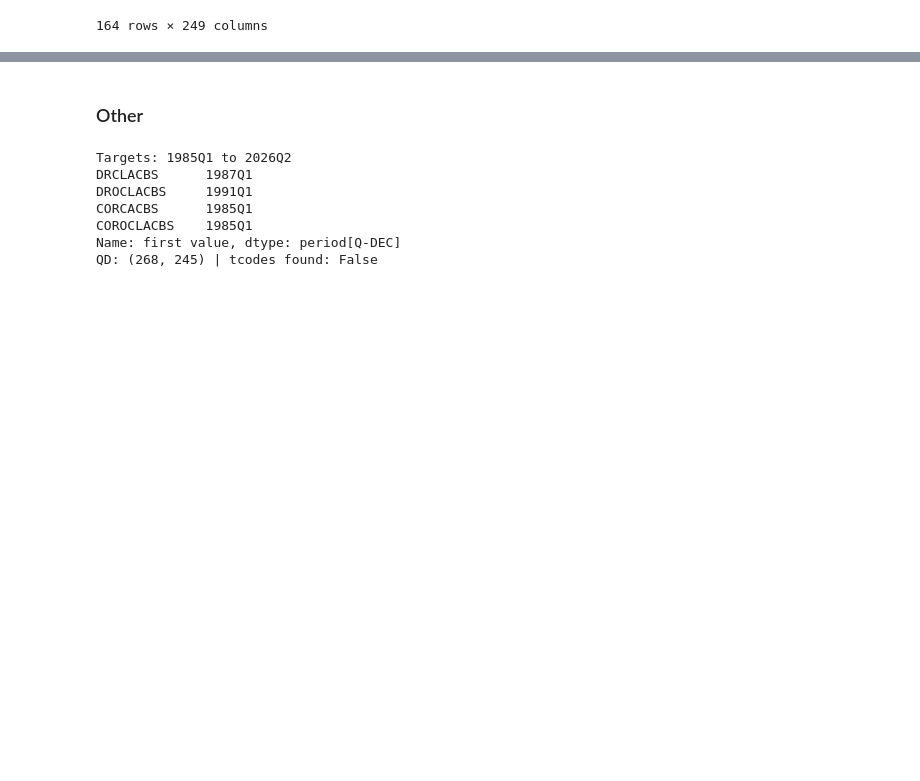
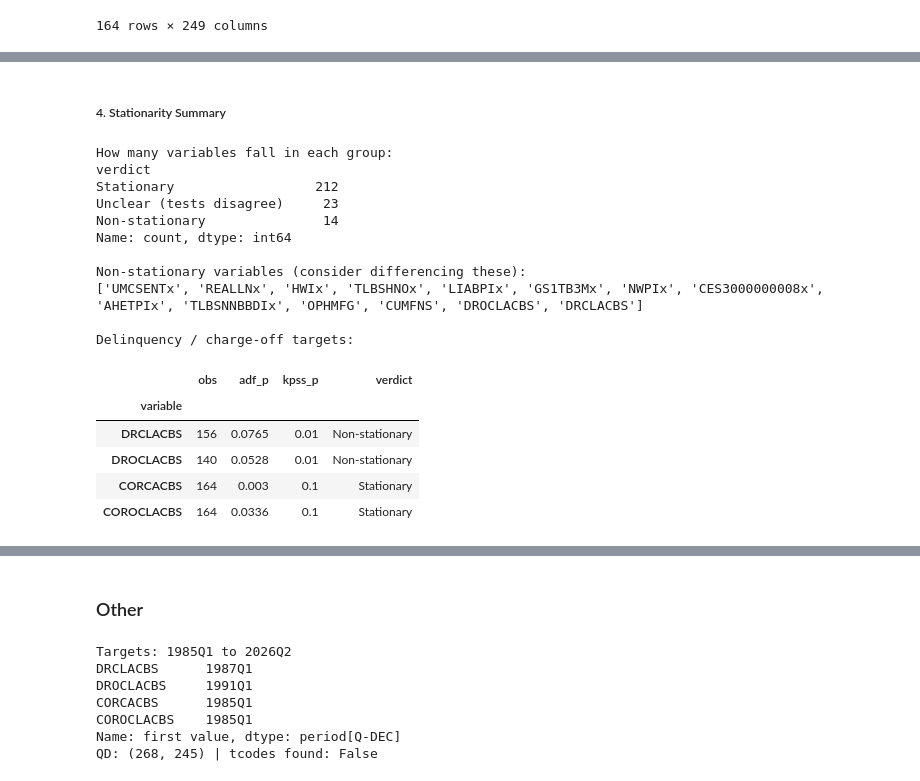
Before and after one commit to andre-bu-gitdev/DX799-O1, a Jupyter notebook: Milestone_1_2_Work_Folder/_EDA_.ipynb, the cells around one changed output, grey strips where cells are left out. Cells and saved outputs as stored; diff of their text form; code cells hidden in the pictures; blank space fills up the shorter version.

```diff
--- a/Milestone_1_2_Work_Folder/_EDA_.ipynb
+++ b/Milestone_1_2_Work_Folder/_EDA_.ipynb
@@ -173,0 +241,30 @@ ALPHA = 0.05   # significance level
+# %% [markdown]
+##### 4. Stationarity Summary
+# %%
+print("How many variables fall in each group:")
+print(results["verdict"].value_counts(), "\n")
+
+print("Non-stationary variables (consider differencing these):")
+print(results[results["verdict"] == "Non-stationary"].index.tolist(), "\n")
+
+target_cols = ["DRCLACBS", "DROCLACBS", "CORCACBS", "COROCLACBS"]
+print("Delinquency / charge-off targets:")
+results.loc[target_cols]
+# %% [output]
+How many variables fall in each group:
+verdict
+Stationary                  212
+Unclear (tests disagree)     23
+Non-stationary               14
+Name: count, dtype: int64
+
+Non-stationary variables (consider differencing these):
+['UMCSENTx', 'REALLNx', 'HWIx', 'TLBSHNOx', 'LIABPIx', 'GS1TB3Mx', 'NWPIx', 'CES3000000008x', 'AHETPIx', 'TLBSNNBBDIx', 'OPHMFG', 'CUMFNS', 'DROCLACBS', 'DRCLACBS']
+
+Delinquency / charge-off targets:
+|  | obs | adf_p | kpss_p | verdict |
+| variable |  |  |  |  |
+| DRCLACBS | 156 | 0.0765 | 0.01 | Non-stationary |
+| DROCLACBS | 140 | 0.0528 | 0.01 | Non-stationary |
+| CORCACBS | 164 | 0.003 | 0.1 | Stationary |
+| COROCLACBS | 164 | 0.0336 | 0.1 | Stationary |
```
Also changed, not shown: parts of 15 cells of this notebook, 1 other file.
